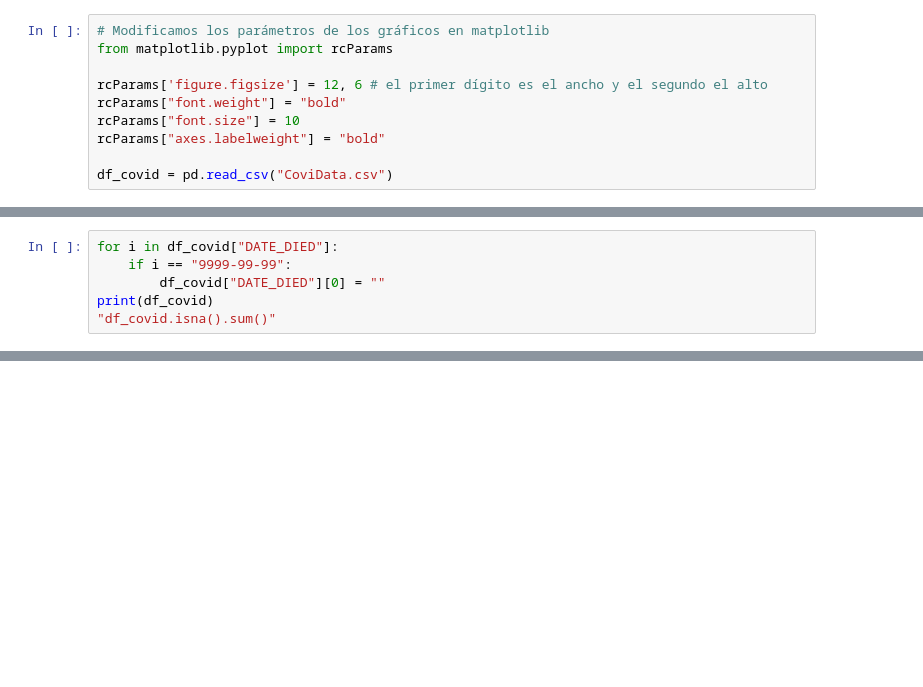
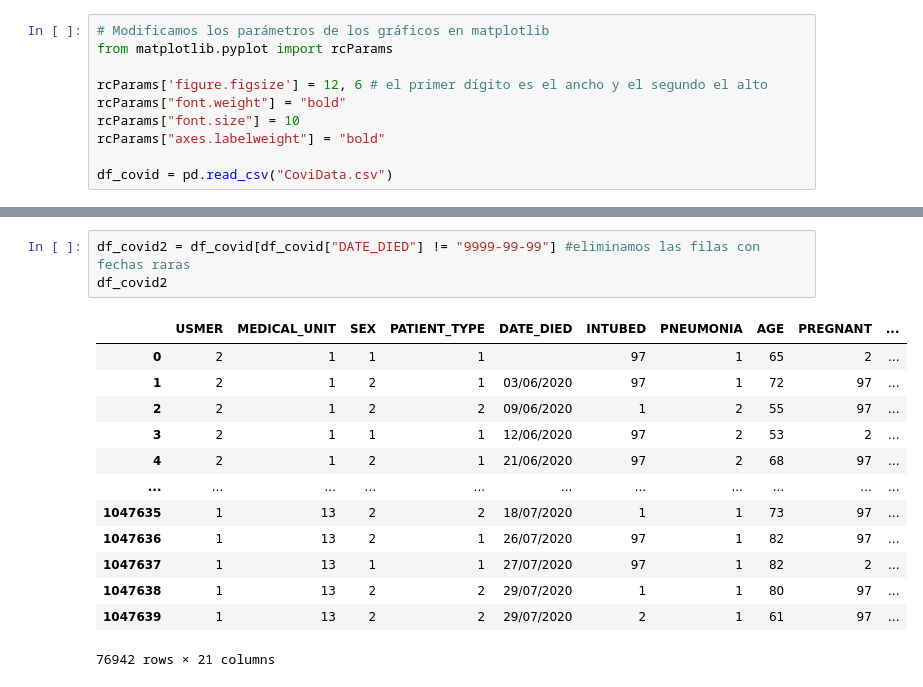
Before and after one commit to josean9/covid, a Jupyter notebook: covid.ipynb, the cells around one changed output, grey strips where cells are left out. Drawn from its saved outputs; the diff is of its cells as text; blank space fills up the shorter version.

Commit message:
commit 3 arraglando fechas

```diff
--- a/covid.ipynb
+++ b/covid.ipynb
@@ -19,6 +32,0 @@ df_covid
-# %%
-for i in df_covid["DATE_DIED"]:
-    if i == "9999-99-99":
-        df_covid["DATE_DIED"][0] = ""
-print(df_covid)
-"df_covid.isna().sum()"
@@ -34,0 +33,17 @@ df_covid.info()
+# %%
+df_covid2 = df_covid[df_covid["DATE_DIED"] != "9999-99-99"] #eliminamos las filas con fechas raras
+df_covid2
+# %% [output]
+|  | USMER | MEDICAL_UNIT | SEX | PATIENT_TYPE | DATE_DIED | INTUBED | PNEUMONIA | AGE | PREGNANT | ... |
+| 0 | 2 | 1 | 1 | 1 |  | 97 | 1 | 65 | 2 | ... |
+| 1 | 2 | 1 | 2 | 1 | 03/06/2020 | 97 | 1 | 72 | 97 | ... |
+| 2 | 2 | 1 | 2 | 2 | 09/06/2020 | 1 | 2 | 55 | 97 | ... |
+| 3 | 2 | 1 | 1 | 1 | 12/06/2020 | 97 | 2 | 53 | 2 | ... |
+| 4 | 2 | 1 | 2 | 1 | 21/06/2020 | 97 | 2 | 68 | 97 | ... |
+| ... | ... | ... | ... | ... | ... | ... | ... | ... | ... | ... |
+| 1047635 | 1 | 13 | 2 | 2 | 18/07/2020 | 1 | 1 | 73 | 97 | ... |
+| 1047636 | 1 | 13 | 2 | 1 | 26/07/2020 | 97 | 1 | 82 | 97 | ... |
+| 1047637 | 1 | 13 | 1 | 1 | 27/07/2020 | 97 | 1 | 82 | 2 | ... |
+| 1047638 | 1 | 13 | 2 | 2 | 29/07/2020 | 1 | 1 | 80 | 97 | ... |
+| 1047639 | 1 | 13 | 2 | 2 | 29/07/2020 | 2 | 1 | 61 | 97 | ... |
+76942 rows × 21 columns
```
Also changed, not shown: parts of 7 cells of this notebook.
